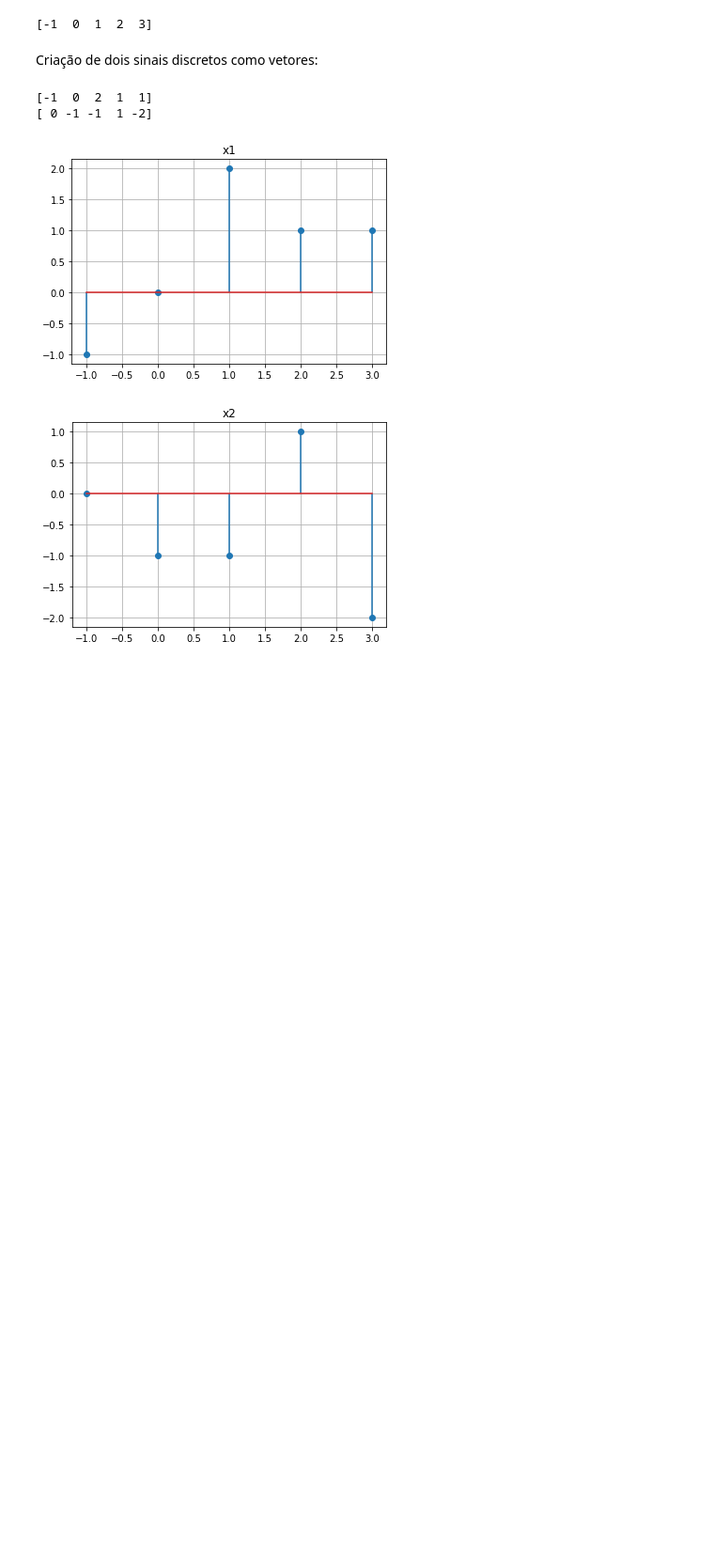
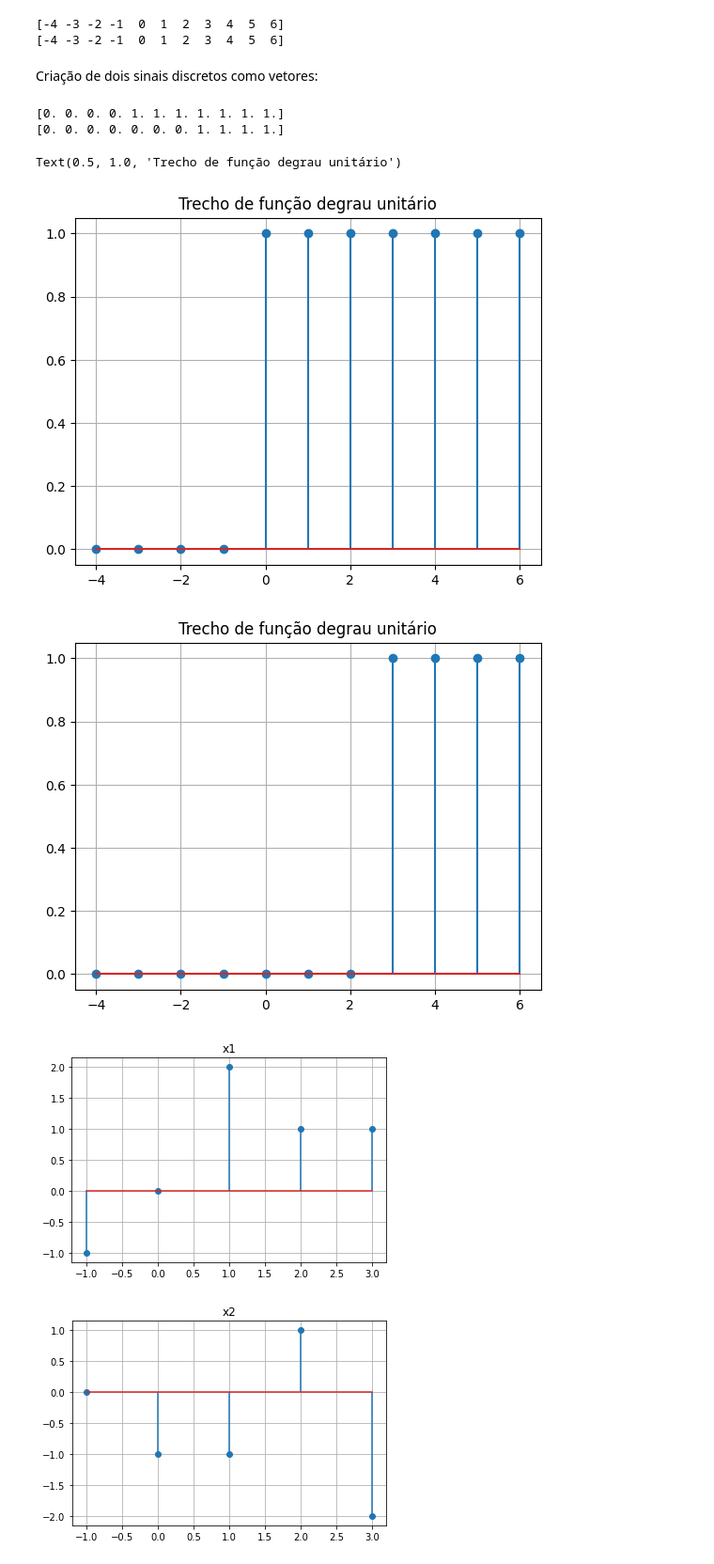
Before and after one commit to MatheusrCunha/py_class, a Jupyter notebook: Operações_básicas_com_sinais_discretos.ipynb, the cells around one changed output. Shown: that part at 94% size. Drawn from its saved outputs; the diff is of its cells as text; code cells hidden in the pictures; blank space fills up the shorter version.

```diff
--- a/Operações_básicas_com_sinais_discretos.ipynb
+++ b/Operações_básicas_com_sinais_discretos.ipynb
@@ -4,20 +4,45 @@
 import numpy as np # importa uma biblioteca de computação matricial
 import matplotlib.pyplot as plt # importa uma biblioteca de visualização de dados
 # %%
-n = np.arange(-1,4,1) # criação de índices amostrais
+n = np.arange(-4,7,1) # criação de índices amostrais
+v = np.arange(-4,7,1)
 print(n)
+print(v)
 # %% [output]
-[-1  0  1  2  3]
+[-4 -3 -2 -1  0  1  2  3  4  5  6]
+[-4 -3 -2 -1  0  1  2  3  4  5  6]
 # %% [markdown]
 Criação de dois sinais discretos como vetores:
-# %%
-x1 = np.array([-1,0,2,1,1]) # exemplo de vetor linha
-x2 = np.array([0, -1, -1, 1, -2])
-print(x1) # retorna x1
-print(x2)
-# %% [output]
-[-1  0  2  1  1]
-[ 0 -1 -1  1 -2]
+# %%
+
+n = np.arange(-4,7,1) # cria um vetor amostral de -50 até 50 com o numpy.arange (início (fechado), final (aberto), passo)
+y = np.ones(11)
+y[0:4] = 0
+print(y)
+plt.figure()
+plt.grid()
+plt.stem(n,y)
+plt.title('Trecho de função degrau unitário')
+
+n2 = np.arange(-4,7,1) # cria um vetor amostral de -50 até 50 com o numpy.arange (início (fechado), final (aberto), passo)
+y2 = np.ones(11)
+y2[0:7] = 0
+print(y2)
+plt.figure()
+plt.grid()
+plt.stem(n2,y2)
+plt.title('Trecho de função degrau unitário')
+
+#x1 = np.array([-1,0,2,1,1]) # exemplo de vetor linha
+#x2 = np.array([0, -1, -1, 1, -2])
+#print(x1) # retorna x1
+#print(x2)
+# %% [output]
+[0. 0. 0. 0. 1. 1. 1. 1. 1. 1. 1.]
+[0. 0. 0. 0. 0. 0. 0. 1. 1. 1. 1.]
+Text(0.5, 1.0, 'Trecho de função degrau unitário')
+[figure, added]
+[figure, added]
 # %%
 plt.figure()
 plt.stem(n,x1)
```
Also changed, not shown: parts of 1 cell of this notebook.
